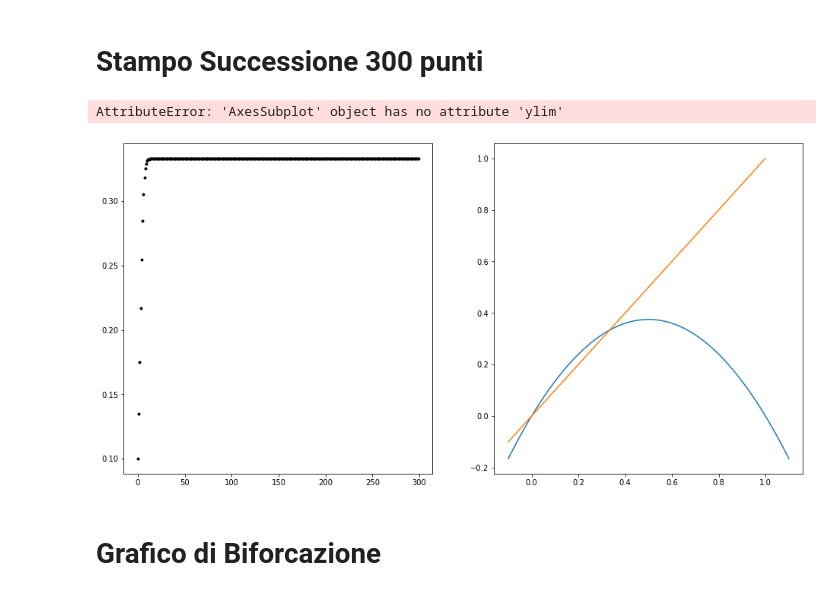
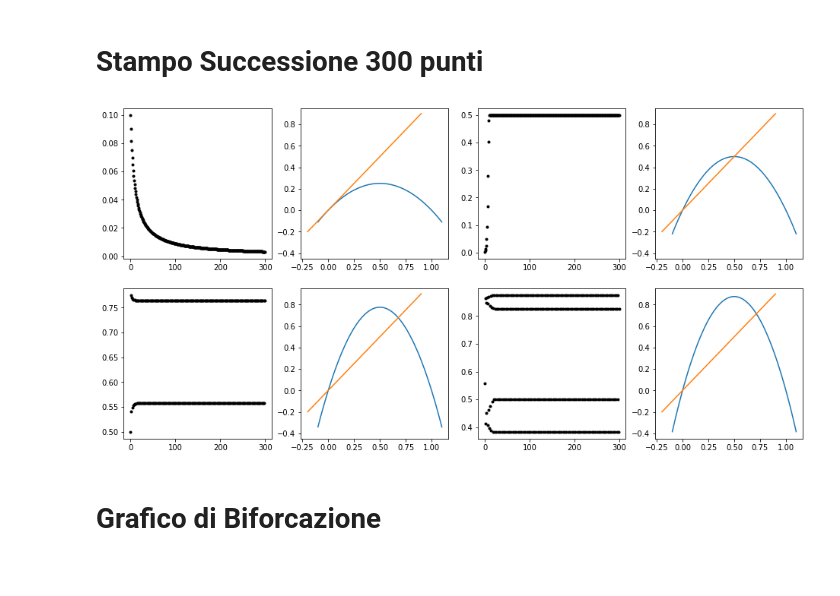
Before and after one commit to ManneredPizza/University, a Jupyter notebook: mmma/lab6/biforcation_logistic_map.ipynb, the cells around one changed output. Drawn from its saved outputs; the diff is of its cells as text; code cells hidden in the pictures.

```diff
--- a/mmma/lab6/biforcation_logistic_map.ipynb
+++ b/mmma/lab6/biforcation_logistic_map.ipynb
@@ -68,19 +68,22 @@ plt.show()
 # Stampo Successione 300 punti
 # %%
 #fisso un lambda ed un x0
-fig, ax = plt.subplots(1,2,figsize=(16,8))
+fig, ax = plt.subplots(2,4,figsize=(16,8))
 xn = 0.1
-l = 1.5
-for i in range(300):
-    ax[0].plot([i],[xn], marker=".", color='k')
-    xn = f(l,xn,1)
-ax[1].plot(x0,f(l,x0,1))
-ax[1].plot([-0.1,1],[-0.1,1])
-ax[1].ylim([-0.2,0.4])
+ls = [1,2,3.1,3.5]
+
+j=0
+for l in ls:
+    for i in range(300):
+        ax[min([max([2*j-3,0]),1])][(2*j)%4].plot([i],[xn], marker=".", color='k')
+        xn = f(l,xn,1)
+    ax[min([max([2*j-3,0]),1])][(2*j+1)%4].plot(x0,f(l,x0,1))
+    ax[min([max([2*j-3,0]),1])][(2*j+1)%4].set_ylim([-0.45,0.95])
+    ax[min([max([2*j-3,0]),1])][(2*j+1)%4].plot([-0.2,0.9], [-0.2,0.9])
+    j += 1
 plt.show()
 # %% [output]
-AttributeError: 'AxesSubplot' object has no attribute 'ylim'
-[figure, old version]
+[figure, new version]
 # %% [markdown]
 # Grafico di Biforcazione
 # %%
```
Also changed, not shown: 4 other files.
